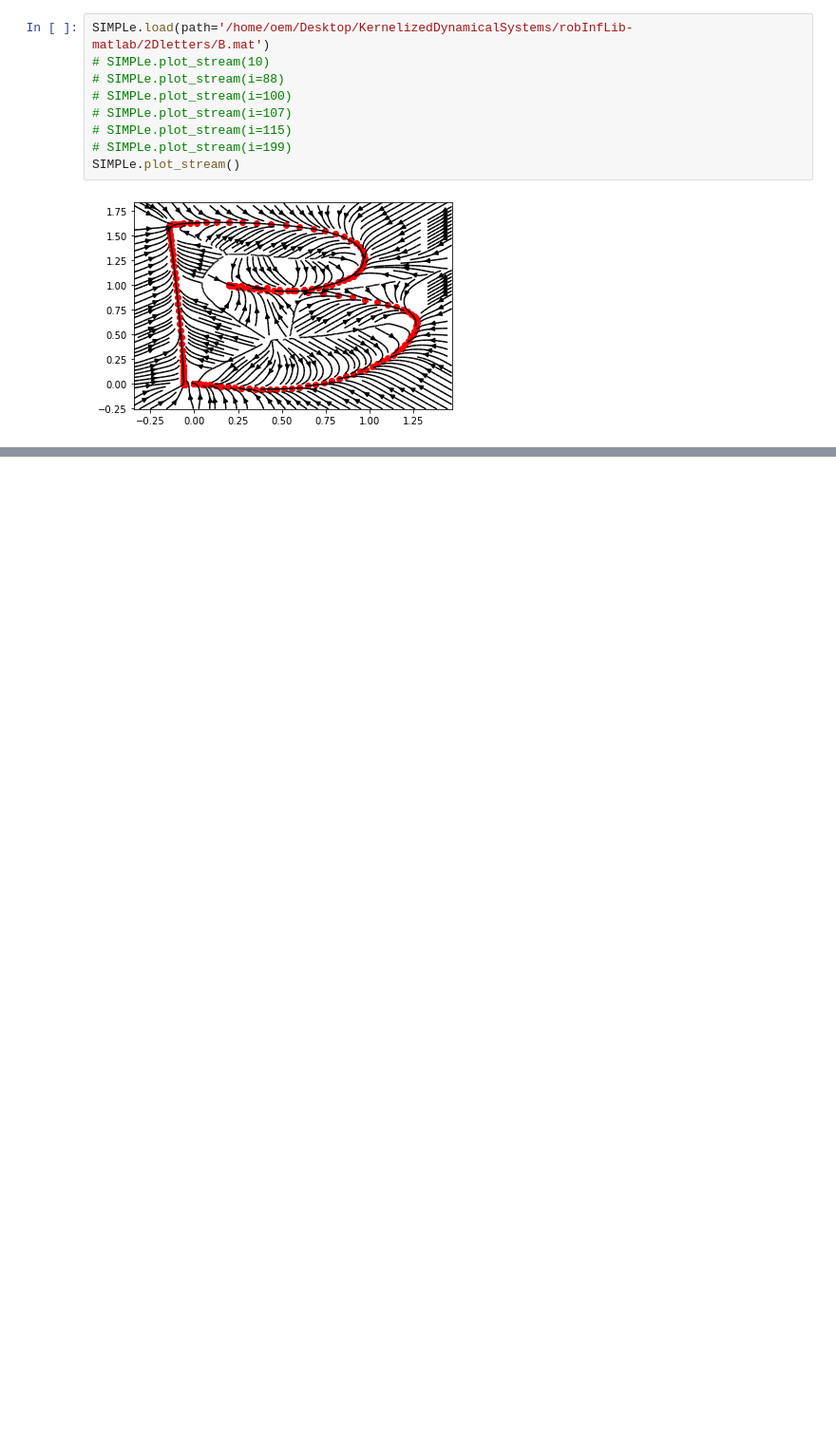
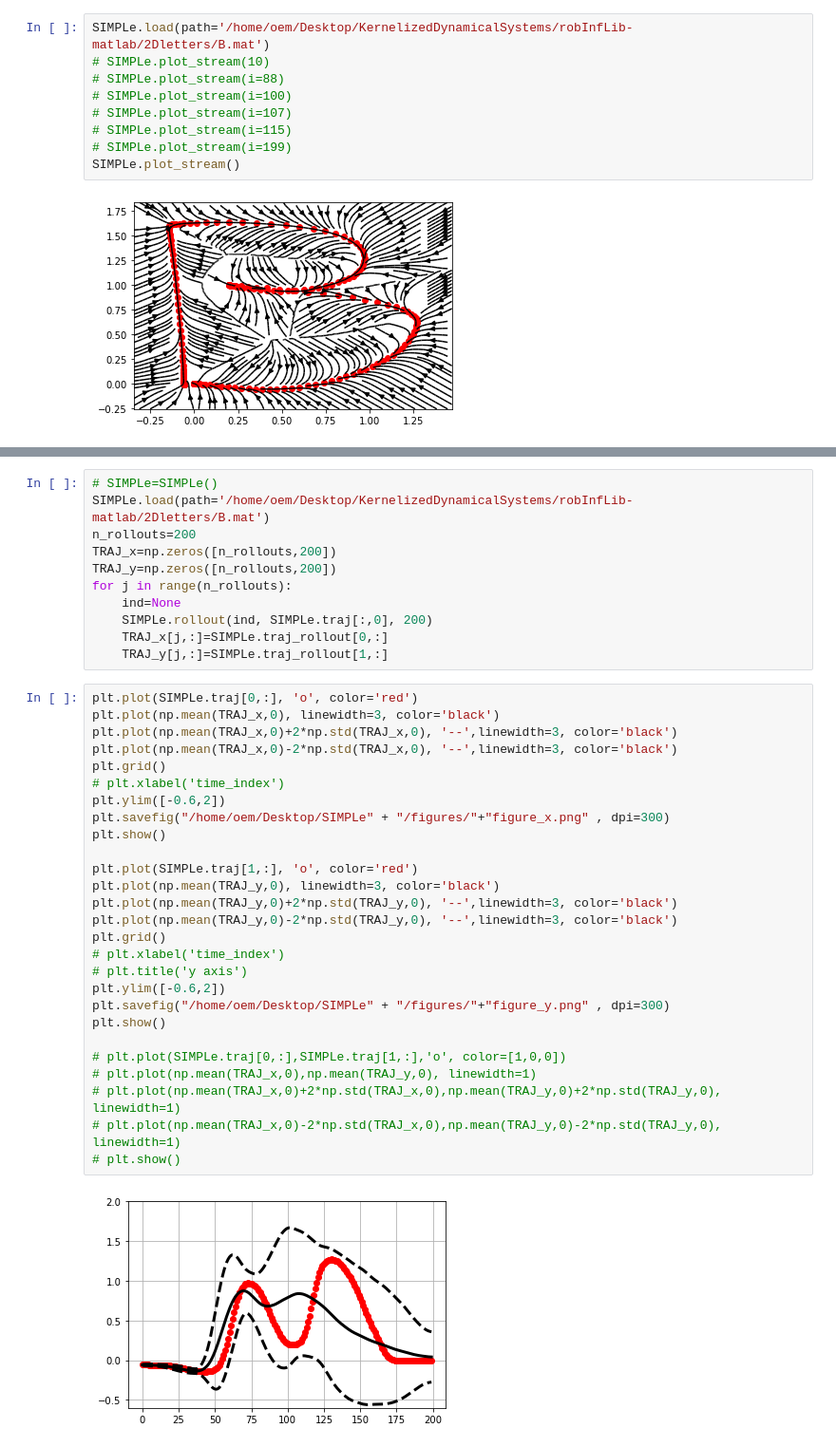
Before and after one commit to franzesegiovanni/SIMPLe, a Jupyter notebook: SIMPLe.ipynb, the cells around one changed output, grey strips where cells are left out. Shown at 95% size. Cells and saved outputs as stored; diff of their text form; blank space fills up the shorter version.

```diff
--- a/SIMPLe.ipynb
+++ b/SIMPLe.ipynb
@@ -138,0 +244,40 @@ plt.show()
+# %%
+# SIMPLe=SIMPLe()
+SIMPLe.load(path='/home/oem/Desktop/KernelizedDynamicalSystems/robInfLib-matlab/2Dletters/B.mat')
+n_rollouts=200
+TRAJ_x=np.zeros([n_rollouts,200])
+TRAJ_y=np.zeros([n_rollouts,200])
+for j in range(n_rollouts):
+    ind=None
+    SIMPLe.rollout(ind, SIMPLe.traj[:,0], 200)
+    TRAJ_x[j,:]=SIMPLe.traj_rollout[0,:]
+    TRAJ_y[j,:]=SIMPLe.traj_rollout[1,:]
+# %%
+plt.plot(SIMPLe.traj[0,:], 'o', color='red')
+plt.plot(np.mean(TRAJ_x,0), linewidth=3, color='black')
+plt.plot(np.mean(TRAJ_x,0)+2*np.std(TRAJ_x,0), '--',linewidth=3, color='black')
+plt.plot(np.mean(TRAJ_x,0)-2*np.std(TRAJ_x,0), '--',linewidth=3, color='black')
+plt.grid()
+# plt.xlabel('time_index')
+plt.ylim([-0.6,2])
+plt.savefig("/home/oem/Desktop/SIMPLe" + "/figures/"+"figure_x.png" , dpi=300)
+plt.show()
+
+plt.plot(SIMPLe.traj[1,:], 'o', color='red')
+plt.plot(np.mean(TRAJ_y,0), linewidth=3, color='black')
+plt.plot(np.mean(TRAJ_y,0)+2*np.std(TRAJ_y,0), '--',linewidth=3, color='black')
+plt.plot(np.mean(TRAJ_y,0)-2*np.std(TRAJ_y,0), '--',linewidth=3, color='black')
+plt.grid()
+# plt.xlabel('time_index')
+# plt.title('y axis')
+plt.ylim([-0.6,2])
+plt.savefig("/home/oem/Desktop/SIMPLe" + "/figures/"+"figure_y.png" , dpi=300)
+plt.show()
+
+# plt.plot(SIMPLe.traj[0,:],SIMPLe.traj[1,:],'o', color=[1,0,0])
+# plt.plot(np.mean(TRAJ_x,0),np.mean(TRAJ_y,0), linewidth=1)
+# plt.plot(np.mean(TRAJ_x,0)+2*np.std(TRAJ_x,0),np.mean(TRAJ_y,0)+2*np.std(TRAJ_y,0), linewidth=1)
+# plt.plot(np.mean(TRAJ_x,0)-2*np.std(TRAJ_x,0),np.mean(TRAJ_y,0)-2*np.std(TRAJ_y,0), linewidth=1)
+# plt.show()
+# %% [output]
+[figure, added]
```
Also changed, not shown: parts of 9 cells of this notebook, 6 other files.
